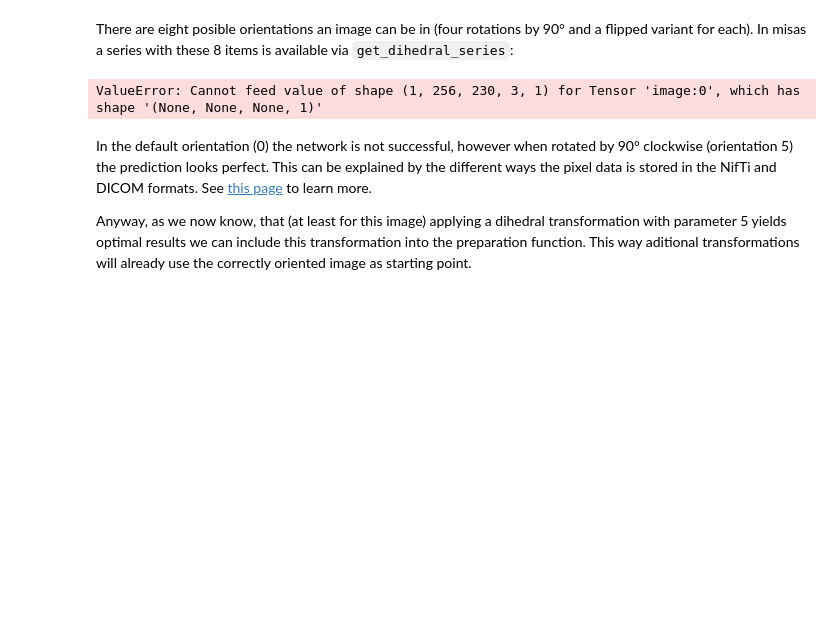
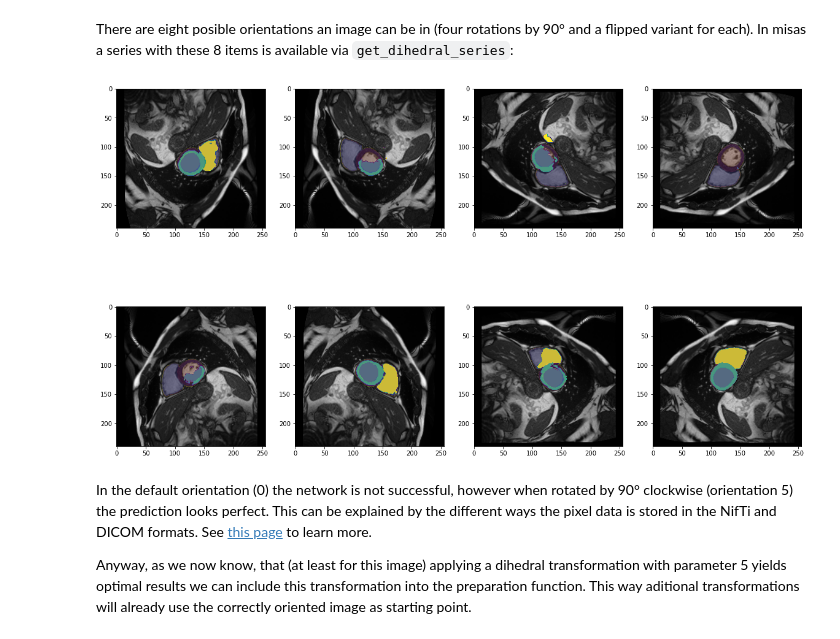
Before and after one commit to chfc-cmi/misas, a Jupyter notebook: 02_ukbb_on_kaggle_pillow_rewrite.ipynb, the cells around one changed output. Saved outputs shown, nothing was run; the diff lists cells and outputs as text; code cells hidden in the pictures; blank space fills up the shorter version.

Commit message:
Notebook 02_ukbb_on_kaggle fully rewritten in Pillow

```diff
--- a/02_ukbb_on_kaggle_pillow_rewrite.ipynb
+++ b/02_ukbb_on_kaggle_pillow_rewrite.ipynb
@@ -232,5 +261,16 @@ In this case we have the true mask from a previous experiment but it would be po
 # %%
 from misas.core import *
 # %%
-img = lambda: Image.open("example/kaggle/images/1-frame014-slice006.png").convert("RGB")
-trueMask = lambda: Image.open("example/kaggle/masks_full/1-frame014-slice006.png").convert("I")
+def img():
+    """
+    Opens the sample image as a PIL image
+    """
+    return Image.open("example/kaggle/images/1-frame014-slice006.png").convert("RGB")
+
+def trueMask():
+    """
+    Opens the true mask as a PIL image
+    """
+    return Image.open("example/kaggle/masks_full/1-frame014-slice006.png").convert("I")
+#img = lambda: Image.open("example/kaggle/images/1-frame014-slice006.png").convert("RGB")
+#trueMask = lambda: Image.open("example/kaggle/masks_full/1-frame014-slice006.png").convert("I")
@@ -243,6 +287,6 @@ img()
 # %% [markdown]
 There are eight posible orientations an image can be in (four rotations by 90° and a flipped variant for each). In misas a series with these 8 items is available via `get_dihedral_series`:
 # %%
-plot_series(get_dihedral_series(img(),model), nrow=2, figsize=(20,12), param_name="orientation")
+plot_series(get_dihedral_series(img(),model, truth=trueMask()), nrow=2, figsize=(20,12), param_name="orientation", overlay_truth = True)
 # %% [output]
-ValueError: Cannot feed value of shape (1, 256, 230, 3, 1) for Tensor 'image:0', which has shape '(None, None, None, 1)'
+[figure, added]
```
Also changed, not shown: parts of 26 cells of this notebook, 2 other files.
